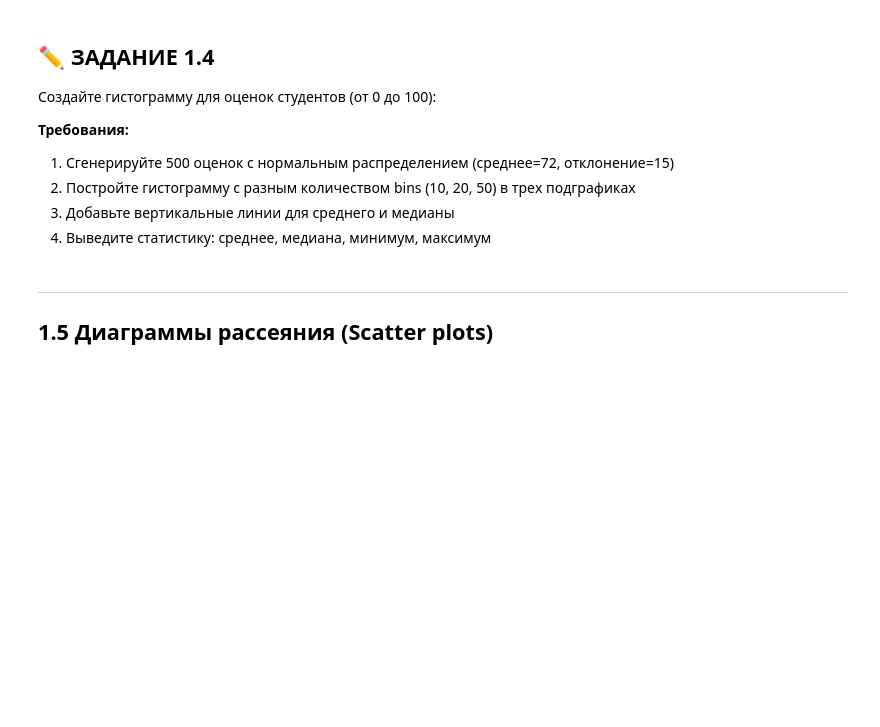
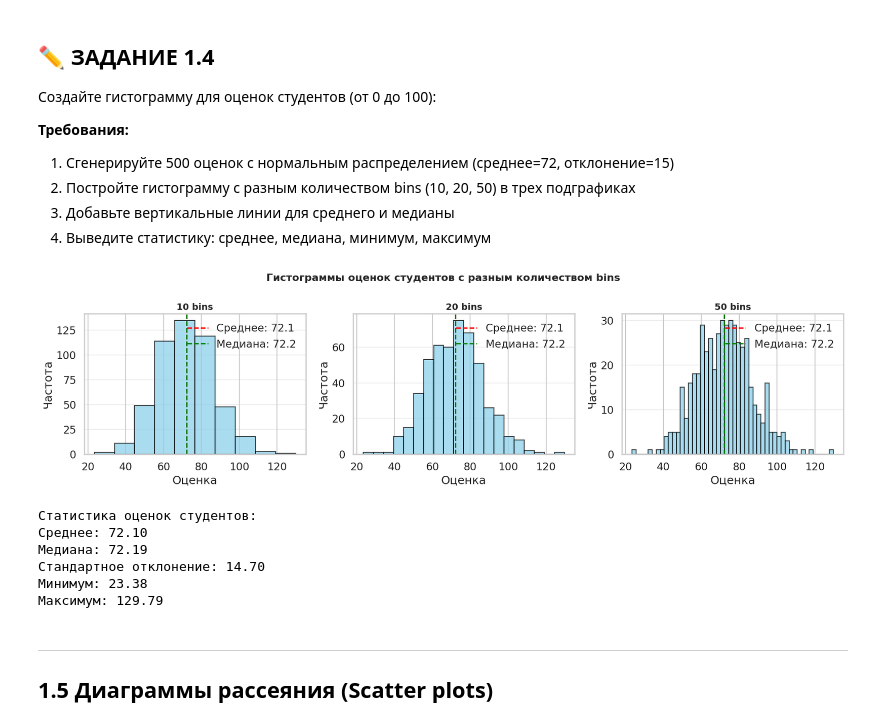
Before and after one commit to Placebo-relay/Introduction_to_AI, a Jupyter notebook: 5. Visualization.ipynb, the cells around one changed output. Drawn from its saved outputs; the diff is of its cells as text; code cells hidden in the pictures; blank space fills up the shorter version.

```diff
--- a/5. Visualization.ipynb
+++ b/5. Visualization.ipynb
@@ -307,3 +387,40 @@ print(f"Средний рост женщин: {np.mean(group2):.1f} см")
+# %%
+np.random.seed(42)
+scores = np.random.normal(72, 15, 500)
+
+fig, axes = plt.subplots(1, 3, figsize=(18, 5))
+fig.suptitle('Гистограммы оценок студентов с разным количеством bins', fontsize=16, fontweight='bold')
+
+bins_list = [10, 20, 50]
+titles = ['10 bins', '20 bins', '50 bins']
+
+for ax, bins, title in zip(axes, bins_list, titles):
+    ax.hist(scores, bins=bins, color='skyblue', edgecolor='black', alpha=0.7)
+    ax.axvline(np.mean(scores), color='red', linestyle='--', linewidth=2, label=f'Среднее: {np.mean(scores):.1f}')
+    ax.axvline(np.median(scores), color='green', linestyle='--', linewidth=2, label=f'Медиана: {np.median(scores):.1f}')
+    ax.set_title(title, fontsize=14, fontweight='bold')
+    ax.set_xlabel('Оценка')
+    ax.set_ylabel('Частота')
+    ax.legend()
+    ax.grid(axis='y', alpha=0.3)
+
+plt.tight_layout()
+plt.show()
+
+print(f"Статистика оценок студентов:")
+print(f"Среднее: {np.mean(scores):.2f}")
+print(f"Медиана: {np.median(scores):.2f}")
+print(f"Стандартное отклонение: {np.std(scores):.2f}")
+print(f"Минимум: {np.min(scores):.2f}")
+print(f"Максимум: {np.max(scores):.2f}")
+# %% [output]
+[figure, added]
+Статистика оценок студентов:
+Среднее: 72.10
+Медиана: 72.19
+Стандартное отклонение: 14.70
+Минимум: 23.38
+Максимум: 129.79
 # %% [markdown]
 ---
 ## 1.5 Диаграммы рассеяния (Scatter plots)
```
Also changed, not shown: parts of 68 cells of this notebook.
